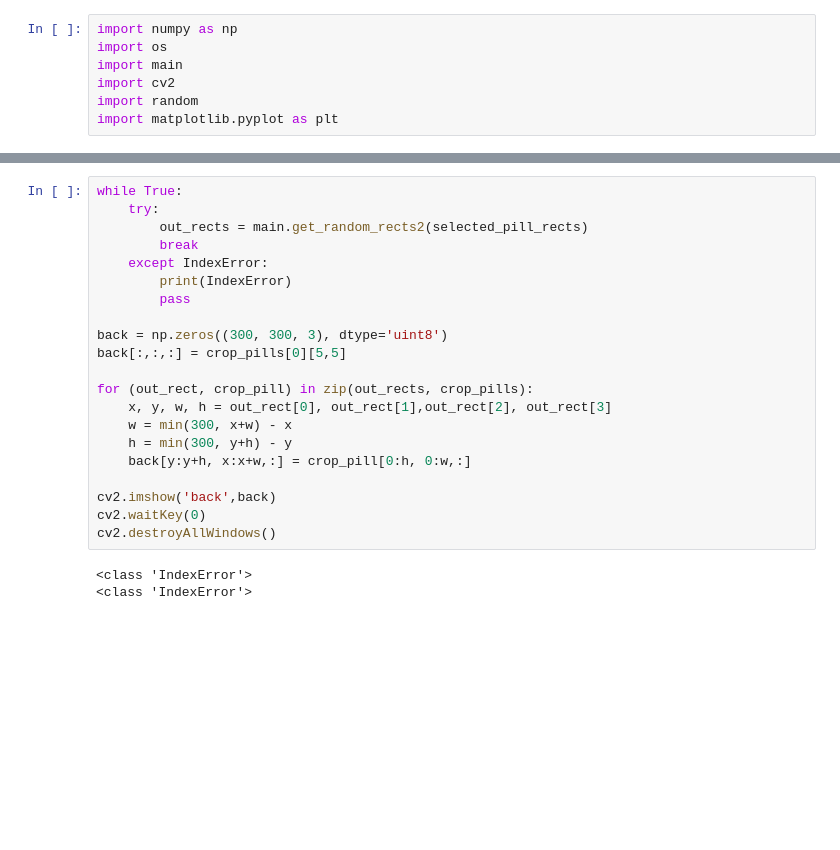
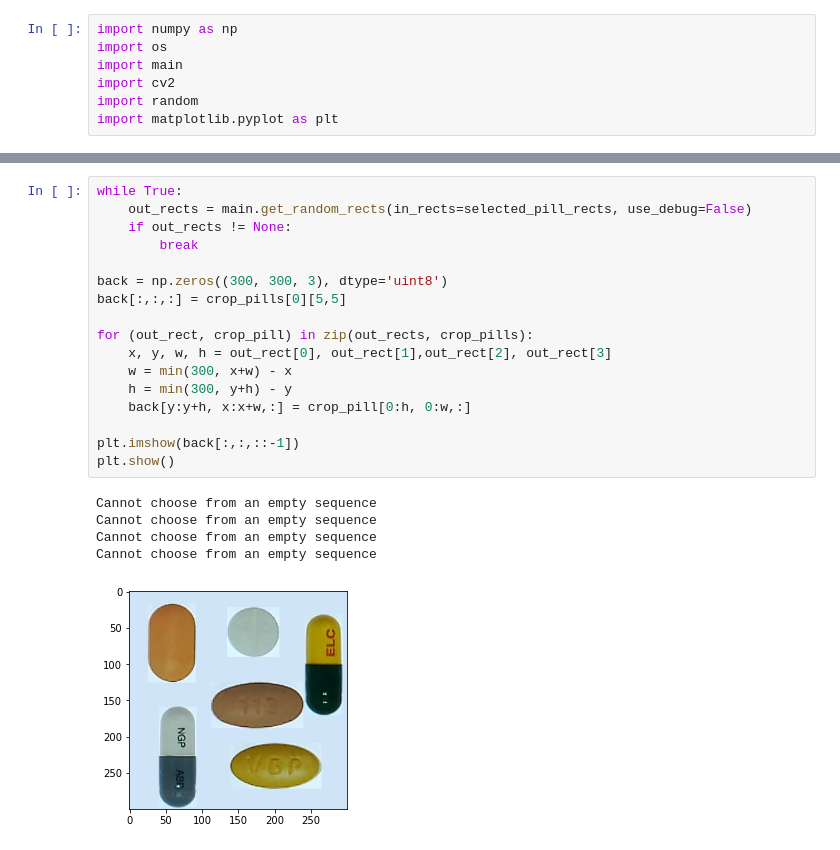
Before and after one commit to Hyukju/random_attach, a Jupyter notebook: test.ipynb, the cells around one changed output, grey strips where cells are left out. Saved outputs shown, nothing was run; the diff lists cells and outputs as text; blank space fills up the shorter version.

```diff
--- a/test.ipynb
+++ b/test.ipynb
@@ -74,24 +76,23 @@ plt.show()
 # %%
 while True:
-    try:
-        out_rects = main.get_random_rects2(selected_pill_rects)
+    out_rects = main.get_random_rects(in_rects=selected_pill_rects, use_debug=False)
+    if out_rects != None:
         break
-    except IndexError:
-        print(IndexError)
-        pass
 
 back = np.zeros((300, 300, 3), dtype='uint8')
 back[:,:,:] = crop_pills[0][5,5]
 
 for (out_rect, crop_pill) in zip(out_rects, crop_pills):
     x, y, w, h = out_rect[0], out_rect[1],out_rect[2], out_rect[3]
     w = min(300, x+w) - x
     h = min(300, y+h) - y
     back[y:y+h, x:x+w,:] = crop_pill[0:h, 0:w,:]
 
-cv2.imshow('back',back)
-cv2.waitKey(0)
-cv2.destroyAllWindows()
+plt.imshow(back[:,:,::-1])
+plt.show()
 # %% [output]
-<class 'IndexError'>
-<class 'IndexError'>
+Cannot choose from an empty sequence
+Cannot choose from an empty sequence
+Cannot choose from an empty sequence
+Cannot choose from an empty sequence
+[figure, added]
```
Also changed, not shown: parts of 4 cells of this notebook, 1 other file.
